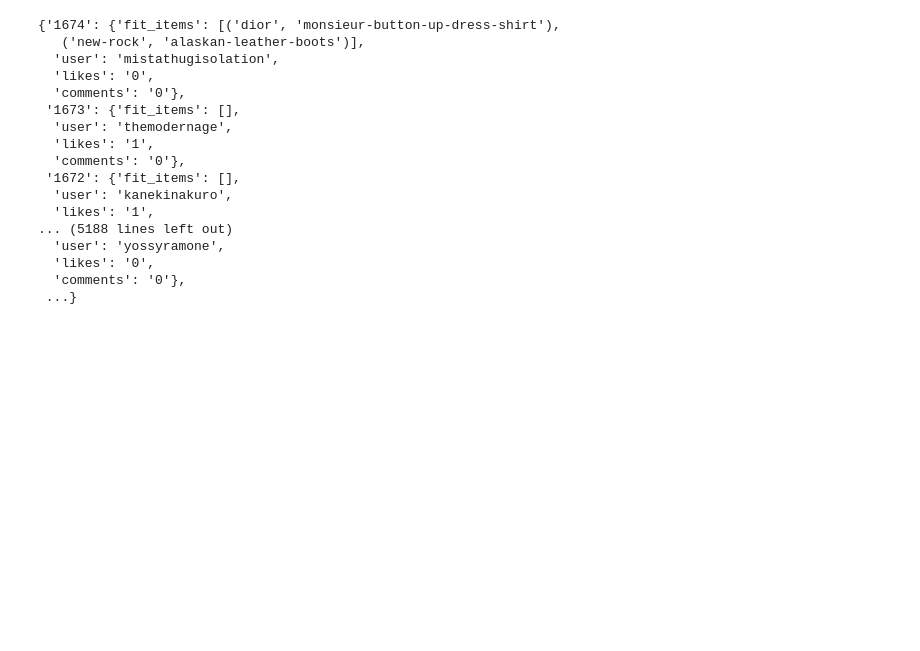
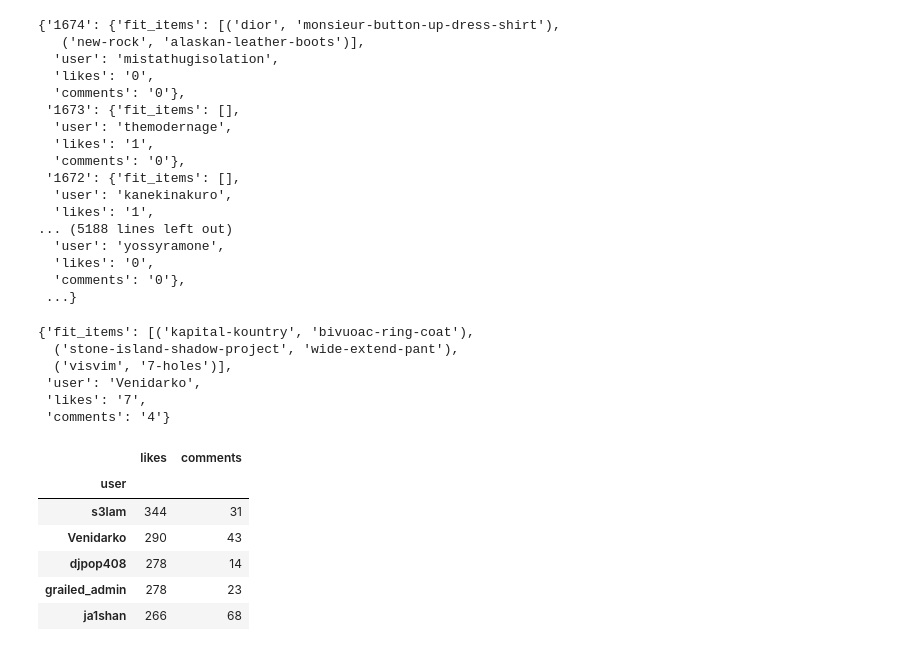
Before and after one commit to mdssmith/jawnflip_scraper, a Jupyter notebook: notebooks/scrape_from_manual.ipynb, the cells around one changed output. Saved outputs shown, nothing was run; the diff lists cells and outputs as text; code cells hidden in the pictures; blank space fills up the shorter version.

```diff
--- a/notebooks/scrape_from_manual.ipynb
+++ b/notebooks/scrape_from_manual.ipynb
@@ -130,0 +137,9 @@ out_dict_users
+# %%
+out_dict_users['1000']
+# %% [output]
+{'fit_items': [('kapital-kountry', 'bivuoac-ring-coat'),
+  ('stone-island-shadow-project', 'wide-extend-pant'),
+  ('visvim', '7-holes')],
+ 'user': 'Venidarko',
+ 'likes': '7',
+ 'comments': '4'}
@@ -130,0 +161,15 @@ out_dict_users
+# %%
+(df
+ .groupby('user')
+ .sum()
+ .sort_values(by='likes',
+              ascending=False)
+ .head())
+# %% [output]
+|  | likes | comments |
+| user |  |  |
+| s3lam | 344 | 31 |
+| Venidarko | 290 | 43 |
+| djpop408 | 278 | 14 |
+| grailed_admin | 278 | 23 |
+| ja1shan | 266 | 68 |
```
Also changed, not shown: parts of 11 cells of this notebook.
